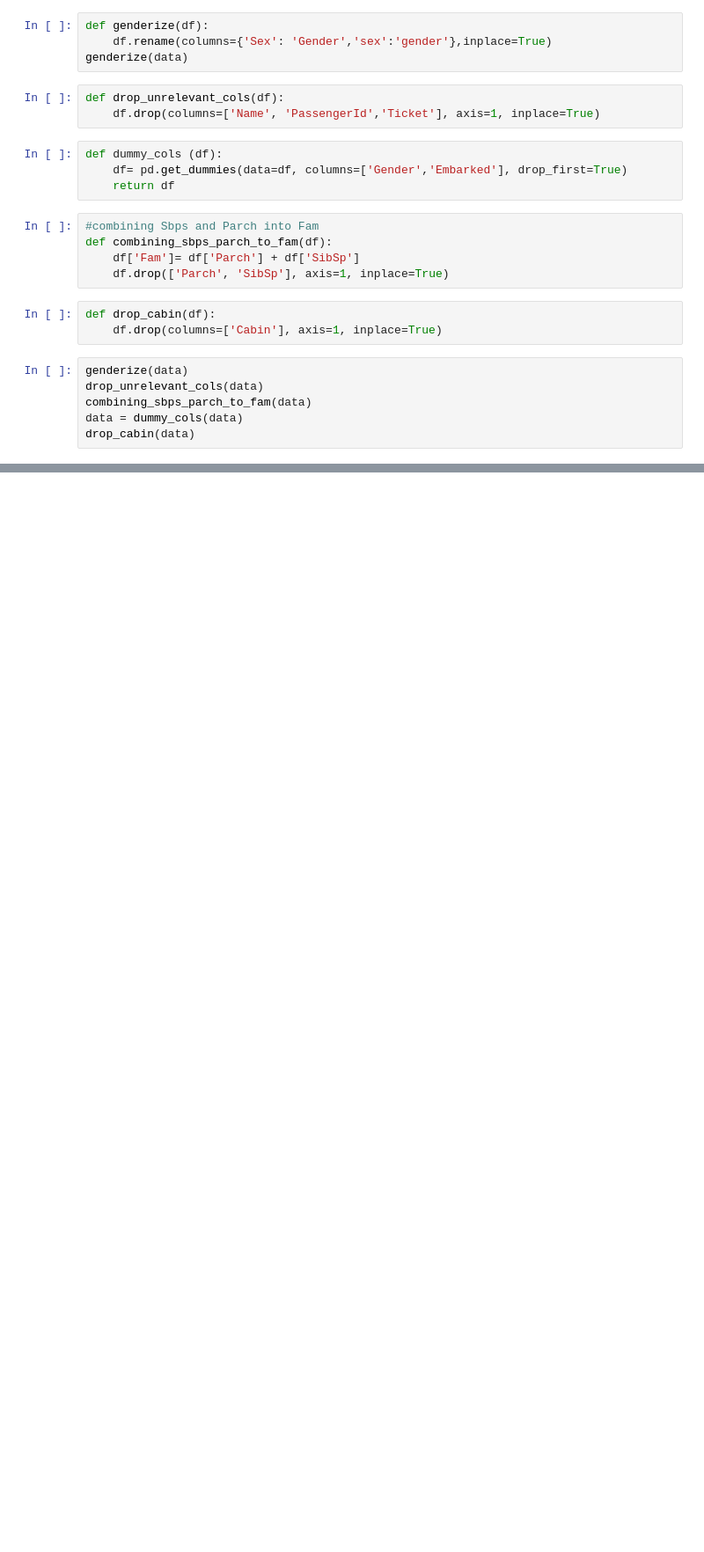
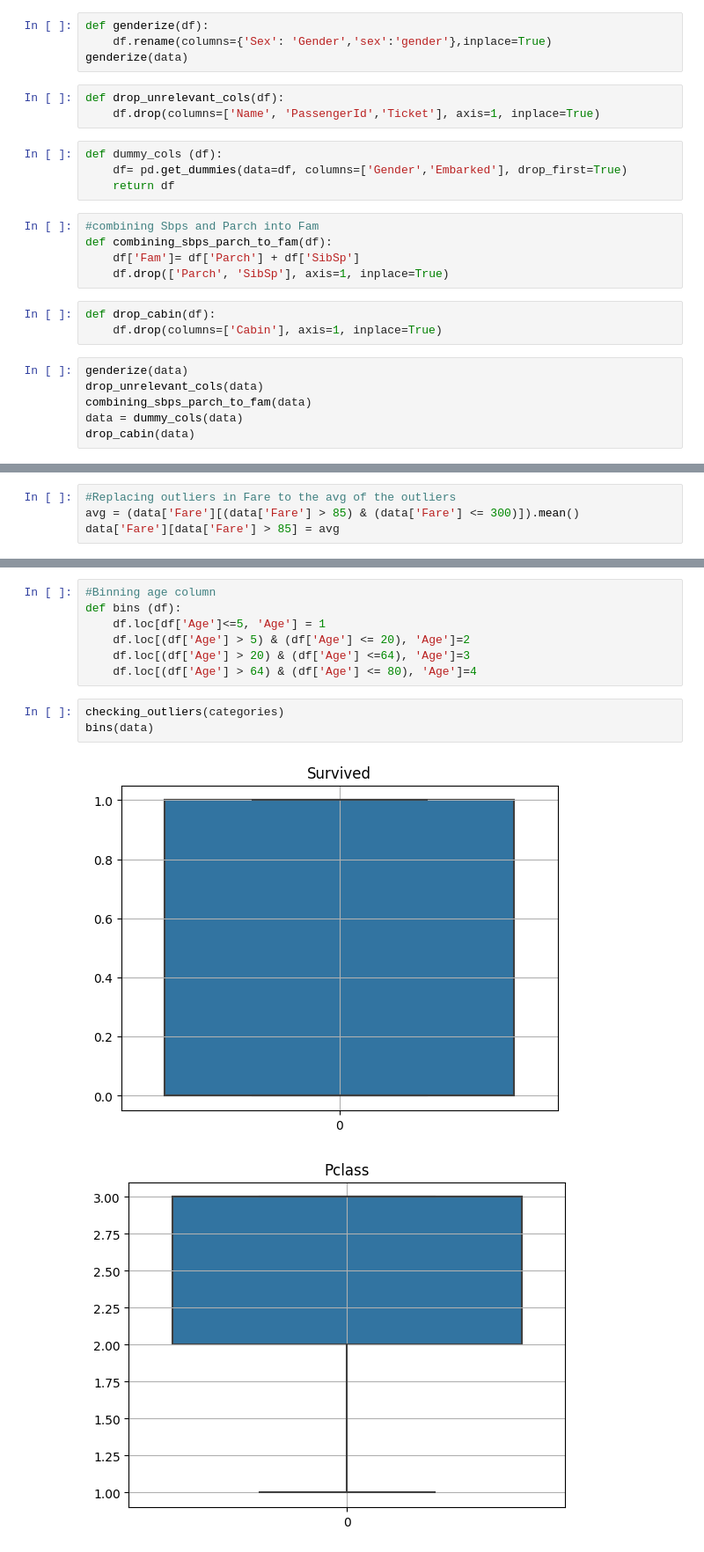
Before and after one commit to HadassaMenucha/Titanic-Final-Project, a Jupyter notebook: Titanic_FInal_Project.ipynb, the cells around one changed output, grey strips where cells are left out. Shown at 88% size. Saved outputs shown, nothing was run; the diff lists cells and outputs as text; blank space fills up the shorter version.

```diff
--- a/Titanic_FInal_Project.ipynb
+++ b/Titanic_FInal_Project.ipynb
@@ -88,0 +108,4 @@ drop_cabin(data)
+# %%
+#Replacing outliers in Fare to the avg of the outliers
+avg = (data['Fare'][(data['Fare'] > 85) & (data['Fare'] <= 300)]).mean()
+data['Fare'][data['Fare'] > 85] = avg
@@ -88,0 +117,13 @@ drop_cabin(data)
+# %%
+#Binning age column
+def bins (df):
+    df.loc[df['Age']<=5, 'Age'] = 1
+    df.loc[(df['Age'] > 5) & (df['Age'] <= 20), 'Age']=2
+    df.loc[(df['Age'] > 20) & (df['Age'] <=64), 'Age']=3
+    df.loc[(df['Age'] > 64) & (df['Age'] <= 80), 'Age']=4
+# %%
+checking_outliers(categories)
+bins(data)
+# %% [output]
+[figure, added]
+[figure, added]
```
Also changed, not shown: parts of 9 cells of this notebook.
